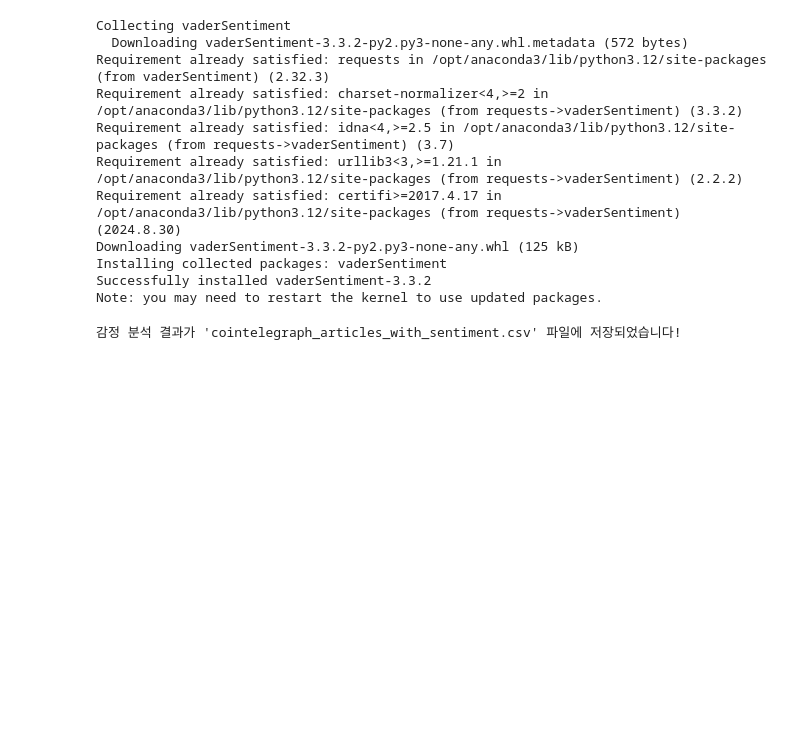
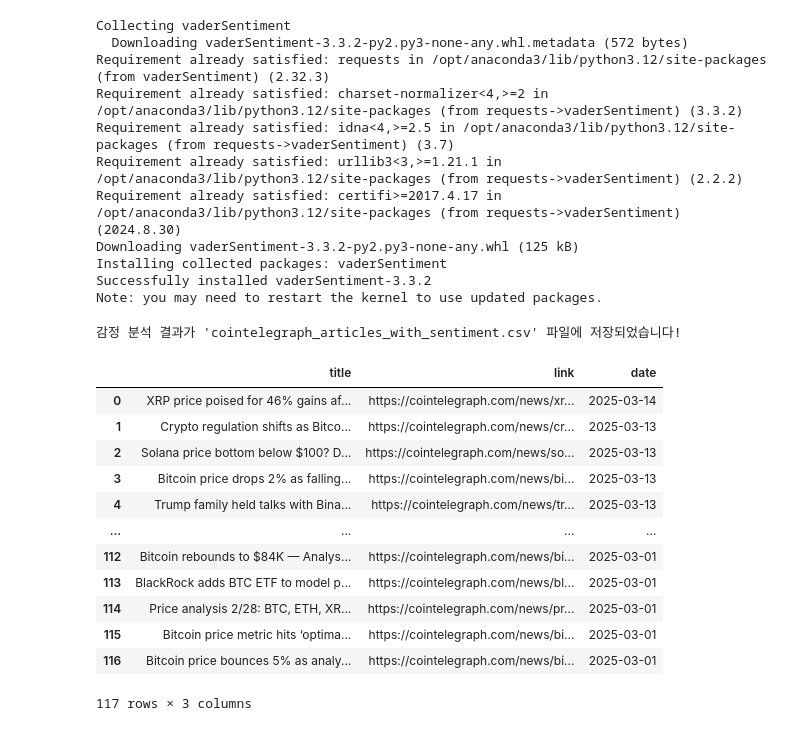
Before and after one commit to roy-jeong1116/btc-auto-trader, a Jupyter notebook: cointelegraph_crawling.ipynb, the cells around one changed output. Cells and saved outputs as stored; diff of their text form; code cells hidden in the pictures; blank space fills up the shorter version.

Commit message:
add cointelgraph articles

```diff
--- a/cointelegraph_crawling.ipynb
+++ b/cointelegraph_crawling.ipynb
@@ -418,0 +472,17 @@ if __name__ == "__main__":
+# %%
+df = pd.read_csv('cointelegraph_articles.csv')
+df
+# %% [output]
+|  | title | link | date |
+| 0 | XRP price poised for 46% gains af... | https://cointelegraph.com/news/xr... | 2025-03-14 |
+| 1 | Crypto regulation shifts as Bitco... | https://cointelegraph.com/news/cr... | 2025-03-13 |
+| 2 | Solana price bottom below $100? D... | https://cointelegraph.com/news/so... | 2025-03-13 |
+| 3 | Bitcoin price drops 2% as falling... | https://cointelegraph.com/news/bi... | 2025-03-13 |
+| 4 | Trump family held talks with Bina... | https://cointelegraph.com/news/tr... | 2025-03-13 |
+| ... | ... | ... | ... |
+| 112 | Bitcoin rebounds to $84K — Analys... | https://cointelegraph.com/news/bi... | 2025-03-01 |
+| 113 | BlackRock adds BTC ETF to model p... | https://cointelegraph.com/news/bl... | 2025-03-01 |
+| 114 | Price analysis 2/28: BTC, ETH, XR... | https://cointelegraph.com/news/pr... | 2025-03-01 |
+| 115 | Bitcoin price metric hits ‘optima... | https://cointelegraph.com/news/bi... | 2025-03-01 |
+| 116 | Bitcoin price bounces 5% as analy... | https://cointelegraph.com/news/bi... | 2025-03-01 |
+117 rows × 3 columns
```
Also changed, not shown: parts of 5 cells of this notebook, 3 other files.
